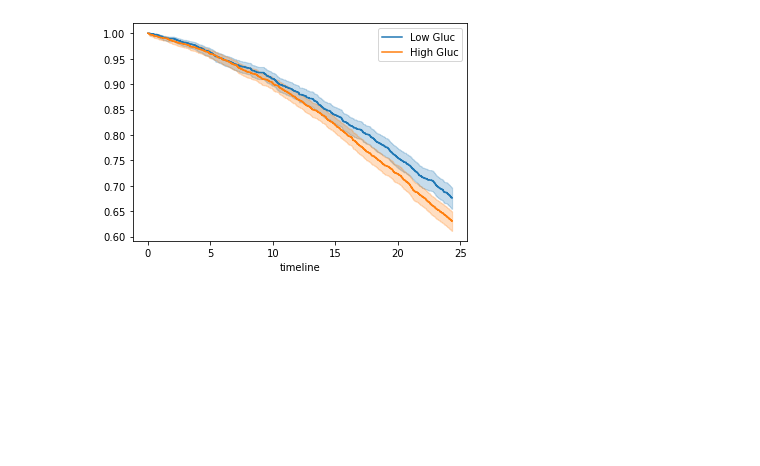
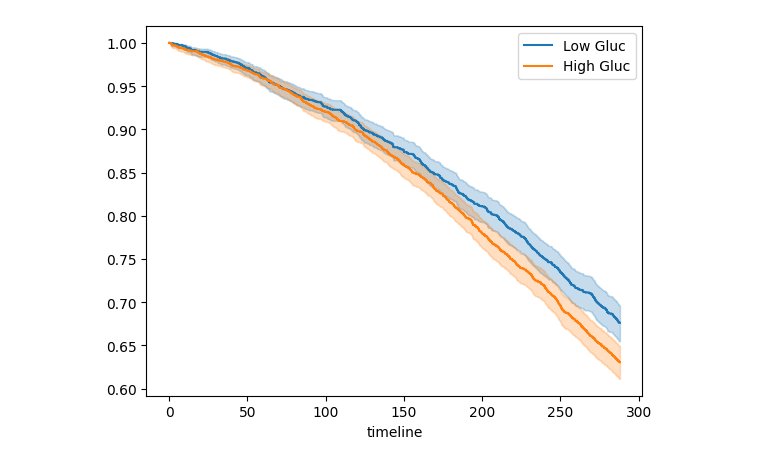
Before and after one commit to Biomarkers-of-Aging-Consortium/boa-learn, a Jupyter notebook: notebooks/fhs_cohort.ipynb, the cells around one changed output. Drawn from its saved outputs; the diff is of its cells as text; code cells hidden in the pictures; blank space fills up the shorter version.

```diff
--- a/notebooks/fhs_cohort.ipynb
+++ b/notebooks/fhs_cohort.ipynb
@@ -12,8 +15,4 @@ cbc_sub=['LBXRDW','LBXWBCSI','LBXLYPCT','LBDLYMNO','LBXRBCSI','LBXHGB','LBXPLTSI
 # data dic here: https://biolincc.nhlbi.nih.gov/media/teachingstudies/FHS_Teaching_Longitudinal_Data_Documentation_2021a.pdf?link_time=2022-04-18_09:29:24.200176
 # %%
 # read table
-public_link='https://raw.githubusercontent.com/singator/bdah/master/data/frmgham2.csv'
-df = pd.read_csv(public_link,index_col=0,usecols=['RANDID','PERIOD','AGE','SEX','DEATH','TIMEDTH','GLUCOSE'])
-df=df[df['PERIOD']==1].drop('PERIOD',axis=1)
-df['TIMEDTH']=df['TIMEDTH']/30/12 # days to years
-df.head(2)
+df=load_fhs()
@@ -25,6 +19,6 @@ df.head(2)
 # %%
-T = df['TIMEDTH']
-E = df['DEATH']
+T = df['months_until_death']
+E = df['is_dead']
 kmf = KaplanMeierFitter()
 kmf.fit(T, event_observed=E)  # or, more succinctly, kmf.fit(T, E)
 kmf.survival_function_
@@ -36,5 +30,5 @@ kmf.plot_survival_function()
 # %%
-groups = df['SEX']
+groups = df['sex']
 ix = (groups == 2)
 
 kmf.fit(T[ix], E[ix], label='Female')
@@ -49,12 +43,12 @@ Text(0, 0.5, 'Survival ratio')
 # %%
-Gluc_median=df['GLUCOSE'].median()
+Gluc_median=df['glucose'].median()
 # %%
 ax=plt.subplot()
-groups = df['GLUCOSE']
+groups = df['glucose']
 ix = (groups < Gluc_median)
 kmf.fit(T[ix], E[ix], label='Low Gluc')
 ax = kmf.plot_survival_function(ax=ax)
 kmf.fit(T[~ix], E[~ix], label='High Gluc')
 ax = kmf.plot_survival_function()
 # %% [output]
-[figure, old version]
+[figure, new version]
```
Also changed, not shown: parts of 4 cells of this notebook, 18 other files.
